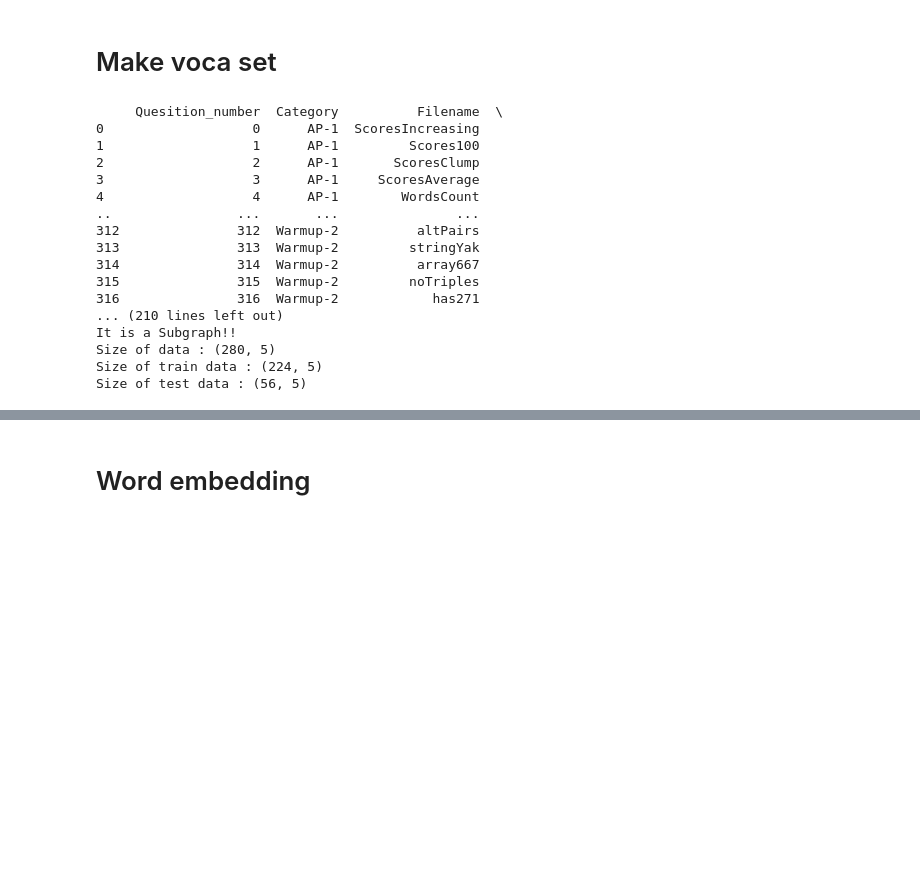
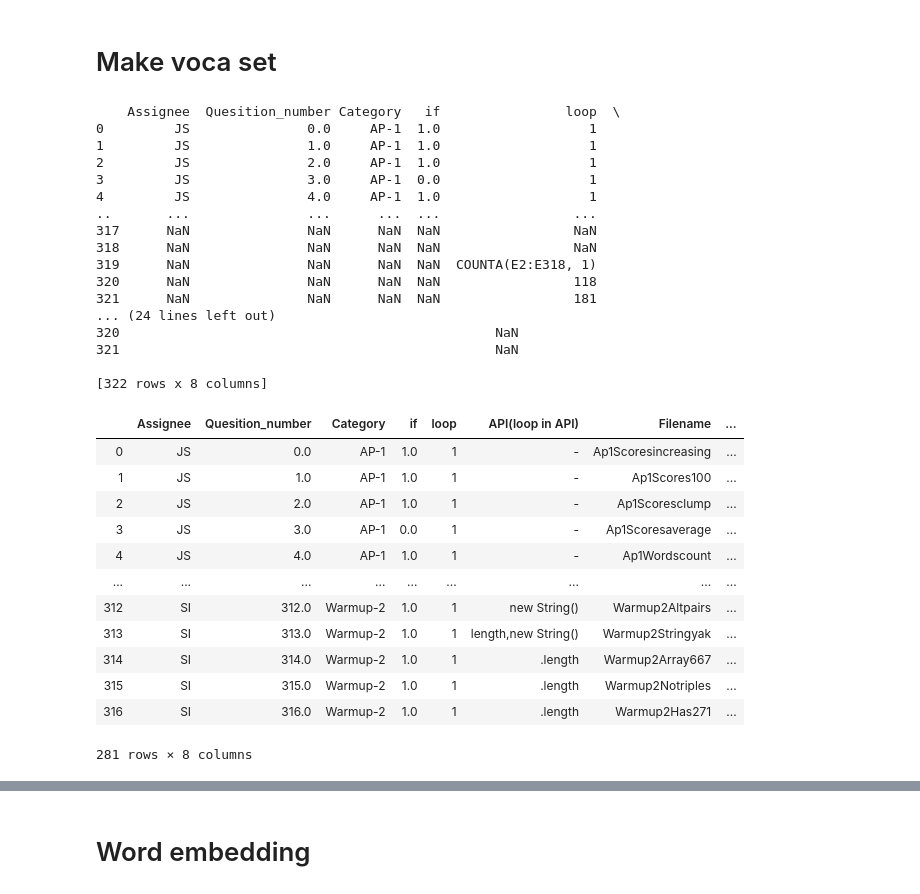
Before and after one commit to Jisoo-Min/Graph-Match, a Jupyter notebook: src/rnn/RNN.ipynb, the cells around one changed output, grey strips where cells are left out. Saved outputs shown, nothing was run; the diff lists cells and outputs as text; code cells hidden in the pictures; blank space fills up the shorter version.

```diff
--- a/src/rnn/RNN.ipynb
+++ b/src/rnn/RNN.ipynb
@@ -42,28 +44,42 @@ def get_data(data, sub_num):
 
     return data
 # %%
-data = pd.read_csv("../../data/data.csv")
+data = pd.read_csv("../data/data.csv")
+
 print(data)
-data = data.dropna(subset=['Filename'])
+data = data.dropna(subset=['if'])
 data['Filename'] = (data['Category'].str.replace("-", "")).str.title() + data['Filename'].str.title()
-
-subgraph_number =4
-data = get_data(data, subgraph_number)
 # %% [output]
-     Quesition_number  Category          Filename  \
-0                   0      AP-1  ScoresIncreasing
-1                   1      AP-1         Scores100
-2                   2      AP-1       ScoresClump
-3                   3      AP-1     ScoresAverage
-4                   4      AP-1        WordsCount
-..                ...       ...               ...
-312               312  Warmup-2          altPairs
-313               313  Warmup-2         stringYak
-314               314  Warmup-2          array667
-315               315  Warmup-2         noTriples
-316               316  Warmup-2            has271
-... (210 lines left out)
-It is a Subgraph!!
-Size of data : (280, 5)
-Size of train data : (224, 5)
-Size of test data : (56, 5)
+    Assignee  Quesition_number Category   if                loop  \
+0         JS               0.0     AP-1  1.0                   1
+1         JS               1.0     AP-1  1.0                   1
+2         JS               2.0     AP-1  1.0                   1
+3         JS               3.0     AP-1  0.0                   1
+4         JS               4.0     AP-1  1.0                   1
+..       ...               ...      ...  ...                 ...
+317      NaN               NaN      NaN  NaN                 NaN
+318      NaN               NaN      NaN  NaN                 NaN
+319      NaN               NaN      NaN  NaN  COUNTA(E2:E318, 1)
+320      NaN               NaN      NaN  NaN                 118
+321      NaN               NaN      NaN  NaN                 181
+... (24 lines left out)
+320                                                NaN
+321                                                NaN
+
+[322 rows x 8 columns]
+# %%
+data
+# %% [output]
+|  | Assignee | Quesition_number | Category | if | loop | API(loop in API) | Filename | ... |
+| 0 | JS | 0.0 | AP-1 | 1.0 | 1 | - | Ap1Scoresincreasing | ... |
+| 1 | JS | 1.0 | AP-1 | 1.0 | 1 | - | Ap1Scores100 | ... |
+| 2 | JS | 2.0 | AP-1 | 1.0 | 1 | - | Ap1Scoresclump | ... |
+| 3 | JS | 3.0 | AP-1 | 0.0 | 1 | - | Ap1Scoresaverage | ... |
+| 4 | JS | 4.0 | AP-1 | 1.0 | 1 | - | Ap1Wordscount | ... |
+| ... | ... | ... | ... | ... | ... | ... | ... | ... |
+| 312 | SI | 312.0 | Warmup-2 | 1.0 | 1 | new String() | Warmup2Altpairs | ... |
+| 313 | SI | 313.0 | Warmup-2 | 1.0 | 1 | length,new String() | Warmup2Stringyak | ... |
+| 314 | SI | 314.0 | Warmup-2 | 1.0 | 1 | .length | Warmup2Array667 | ... |
+| 315 | SI | 315.0 | Warmup-2 | 1.0 | 1 | .length | Warmup2Notriples | ... |
+| 316 | SI | 316.0 | Warmup-2 | 1.0 | 1 | .length | Warmup2Has271 | ... |
+281 rows × 8 columns
```
Also changed, not shown: parts of 33 cells of this notebook.
